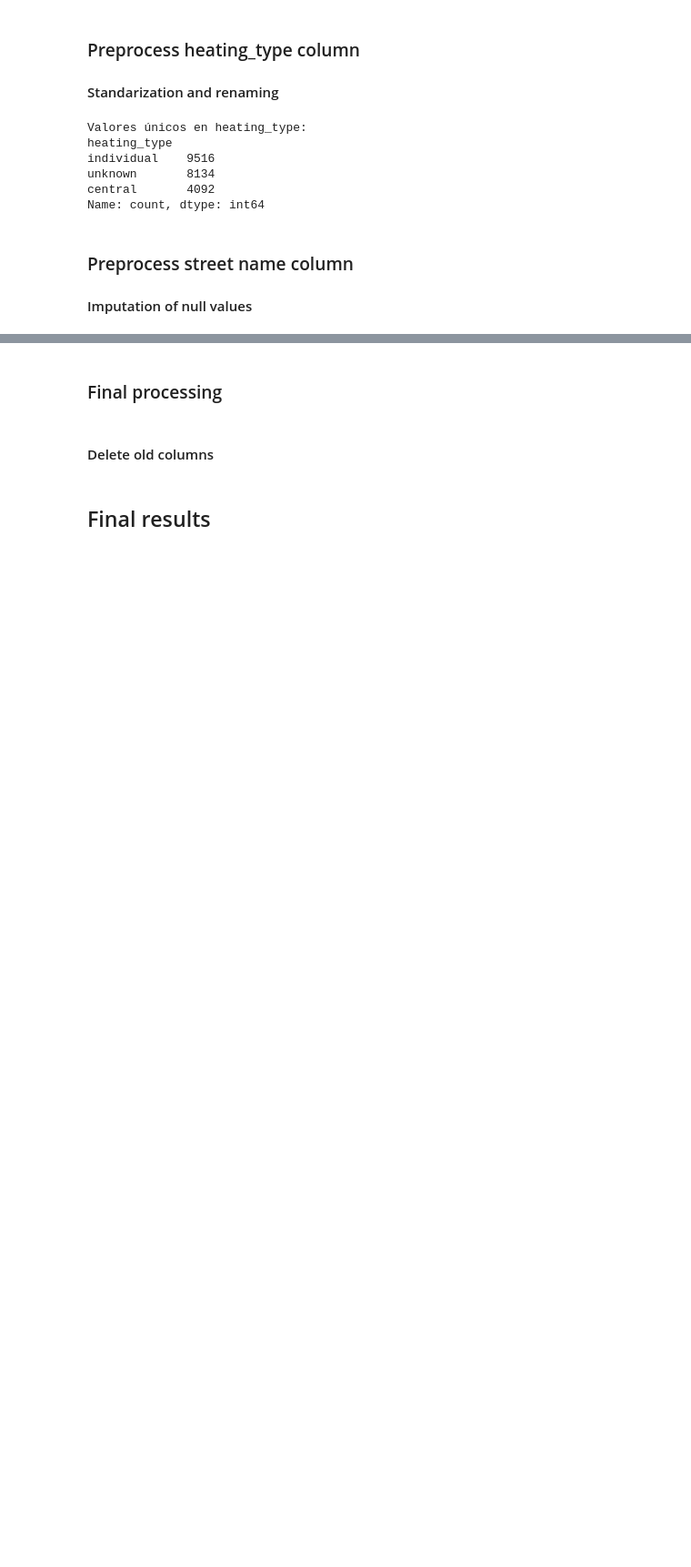
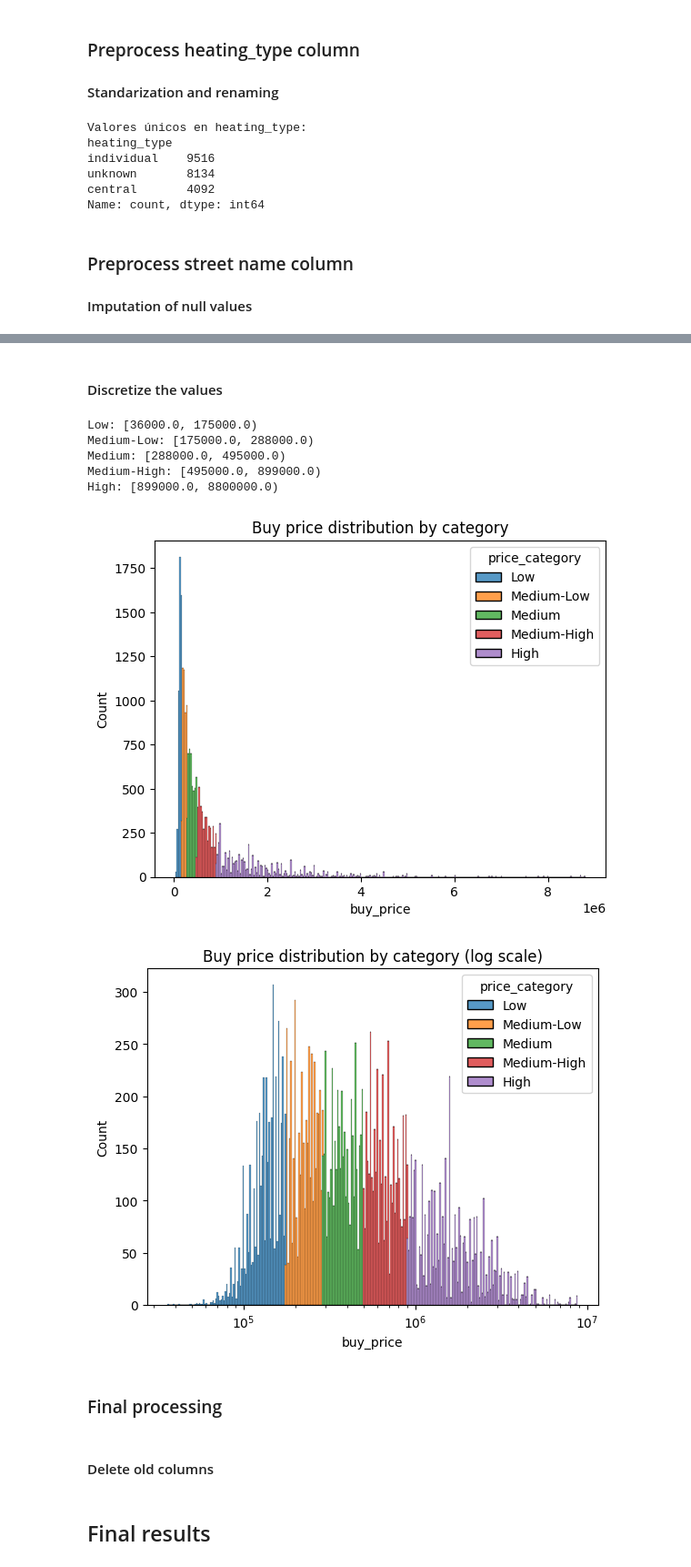
Before and after one commit to carleslobon/MD2, a Jupyter notebook: preprocessing/preprocessing_miquel.ipynb, the cells around one changed output, grey strips where cells are left out. Shown: that part at 91% size. Saved outputs shown, nothing was run; the diff lists cells and outputs as text; code cells hidden in the pictures; blank space fills up the shorter version.

Commit message:
Add preprocessing to response variable

```diff
--- a/preprocessing/preprocessing_miquel.ipynb
+++ b/preprocessing/preprocessing_miquel.ipynb
@@ -394,3 +434,43 @@ Name: count, Length: 6163, dtype: int64
+# %% [markdown]
+#### Discretize the values
+# %%
+labels = ['Low', 'Medium-Low', 'Medium', 'Medium-High', 'High']
+
+# Preprocess
+df['price_category'], bins = pd.qcut(df['buy_price'],
+                                     q=5,
+                                     labels=labels,
+                                     retbins=True)
+
+# For each price category, print the lower and upper bounds
+for i, label in enumerate(labels):
+    print(f"{labels[i]}: [{bins[i]}, {bins[i+1]})")
+
+sns.histplot(data=df,
+             x='buy_price',
+             hue='price_category',
+             bins=300,
+             log_scale=False,
+             multiple='stack')
+plt.title('Buy price distribution by category')
+plt.show()
+
+sns.histplot(data=df,
+             x='buy_price',
+             hue='price_category',
+             bins=300,
+             log_scale=True,
+             multiple='stack')
+plt.title('Buy price distribution by category (log scale)')
+plt.show()
+# %% [output]
+Low: [36000.0, 175000.0)
+Medium-Low: [175000.0, 288000.0)
+Medium: [288000.0, 495000.0)
+Medium-High: [495000.0, 899000.0)
+High: [899000.0, 8800000.0)
+[figure, added]
+[figure, added]
 # %% [markdown]
 ### Final processing
 # %% [markdown]
```
Also changed, not shown: parts of 6 cells of this notebook.
